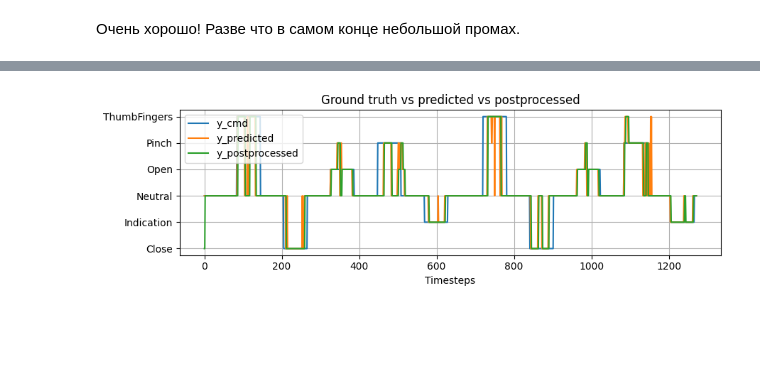
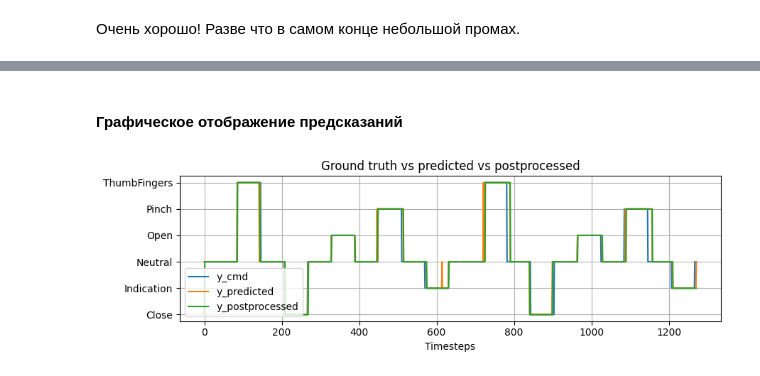
Before and after one commit to khav-i/Work-with-OMG-sensors-data, a Jupyter notebook: work_with_three_sets.ipynb, the cells around one changed output, grey strips where cells are left out. Saved outputs shown, nothing was run; the diff lists cells and outputs as text; code cells hidden in the pictures; blank space fills up the shorter version.

```diff
--- a/work_with_three_sets.ipynb
+++ b/work_with_three_sets.ipynb
@@ -3223,11 +3278,12 @@ x_previous = None
 # %%
-TIMEOUT = 0.2
-DEBUG = False
-
+TIMEOUT = 0.033
+LENGTH = 3
 i = 0
 ts_old = time.time()
 ts_diff = 0;
 
+ts_diffs = []
+x_previous = None
 y_previous = None
 y_dct = {
     'omg_sample':[],
@@ -3245,11 +3301,9 @@ while True:
     try:
         # [Sim data]
         if i < len(df_sim):
-            sample = df_sim.values[i]
+            omg_sample = df_sim[i]
         else:
             break
-        # [/Sim data]
-        [[ts, cycle_ts], omg_sample] = np.array_split(sample, [2])
 
     except Exception as e:
         print(e)
@@ -3257,11 +3311,11 @@ while True:
     # [/Data Reading]
 
     # [Data preprocessing]
-    sample_preprocessed, x_previous = preprocessing(omg_sample, x_previous)
+    sample_preprocessed, x_previous = preprocessing(omg_sample, x_previous, set_number=SET_N)
     # [/Data preprocessing]
 
     # [Inference]
-    y_predicted = inference(sample_preprocessed)
+    y_predicted = inference(sample_preprocessed, model=MODEL)
     # [/Inference]
 
     # [Inference Postprocessing]
@@ -3284,22 +3338,6 @@ while True:
     y_dct['y_commands'].append(y_commands)
     # [/Data logging]
 
-    # y_previous = y_postprocessed
-
-    if DEBUG:
-        clear_output(wait=True)
-
-        # sanity check: Sizes of SAMPLE=52, OMG=50
-        print(f'SAMPLE SIZE: {len(sample)}, OMG: {len(omg_sample)}')
-        # print('INPUT:\n', s)
-        print('SAMPLE:\n', sample)
-
-        # sanity check: Sizes of SAMPLE=65, OMG=50
-        print(f'SAMPLE SIZE: {len(sample)}, OMG: {len(omg_sample)}')
-        print(f'TS: {ts}, CYCLE TS: {cycle_ts}')
-        print(y_postprocessed)
-        print(y_commands)
-
     ts_diff = time.time() - ts_start
     assert(ts_diff<TIMEOUT), f'Calculation cycle takes more than TIMEOUT, halting...\n{ts_diff}'
     ts_old = ts_start
@@ -3316,5 +3345,0 @@ pd.Series(ts_diffs).plot();
-# %%
-for key, val in y_dct.items():
-    # print(f"len({key}) = {len(y_dct[key])}")
-    y_dct[key] = np.stack(val)
-    print(f"{key}.shape = {y_dct[key].shape}")
@@ -3327,16 +3368,18 @@ y_commands.shape = (1272,)
+# %% [markdown]
+#### Графическое отображение предсказаний
 # %%
 fig = plt.figure(figsize=(9, 3))
 
-plt.plot(target, c='C0', label='y_cmd')
-plt.plot(y_dct['y_predicted'].reshape(-1), c='C1', label='y_predicted')
+plt.plot(TARGET, c='C0', label='y_cmd')
+plt.plot([y.reshape(-1) for y in y_dct['y_predicted']], c='C1', label='y_predicted')
 plt.plot(y_dct['y_postprocessed'], c='C2', label='y_postprocessed')
 
 plt.title('Ground truth vs predicted vs postprocessed')
 plt.yticks(np.arange(len(GESTURES)), GESTURES)
 plt.legend()
 plt.grid()
 plt.xlabel('Timesteps')
 
 plt.tight_layout()
 # %% [output]
-[figure, old version]
+[figure, new version]
```
Also changed, not shown: parts of 28 cells of this notebook.
